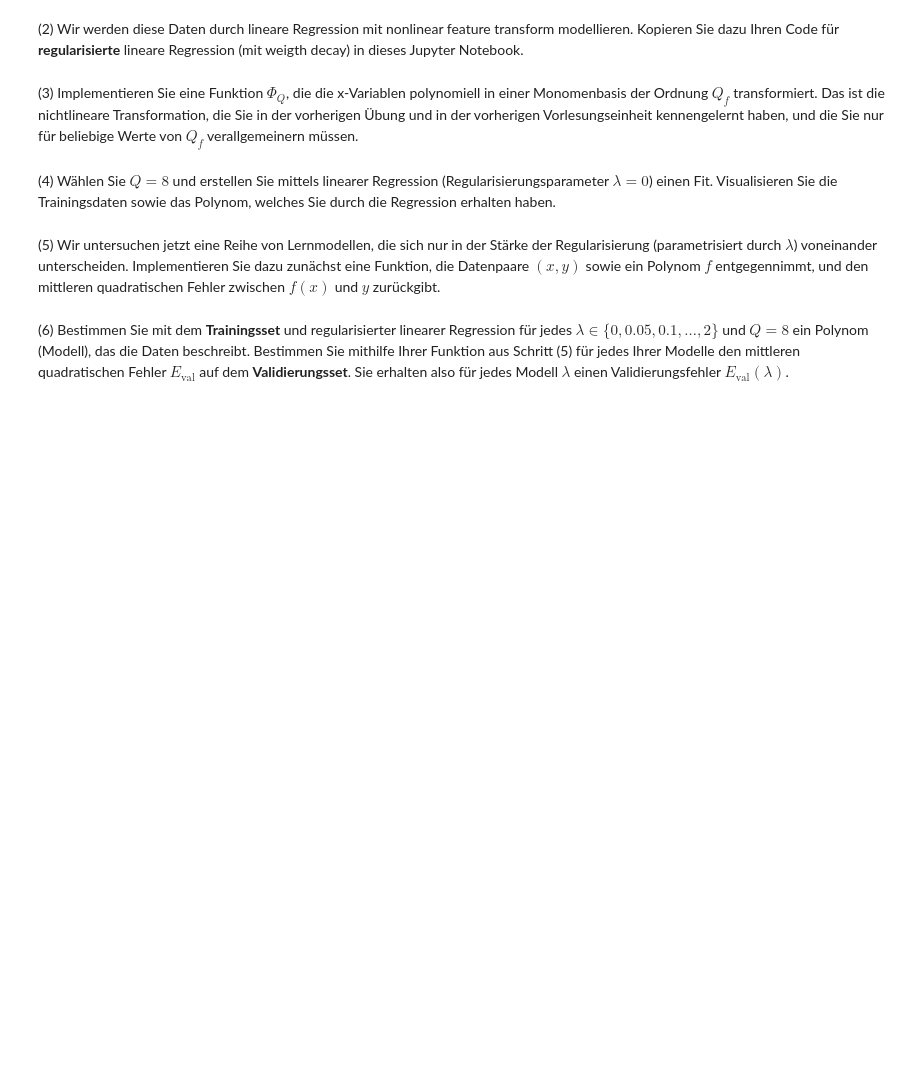
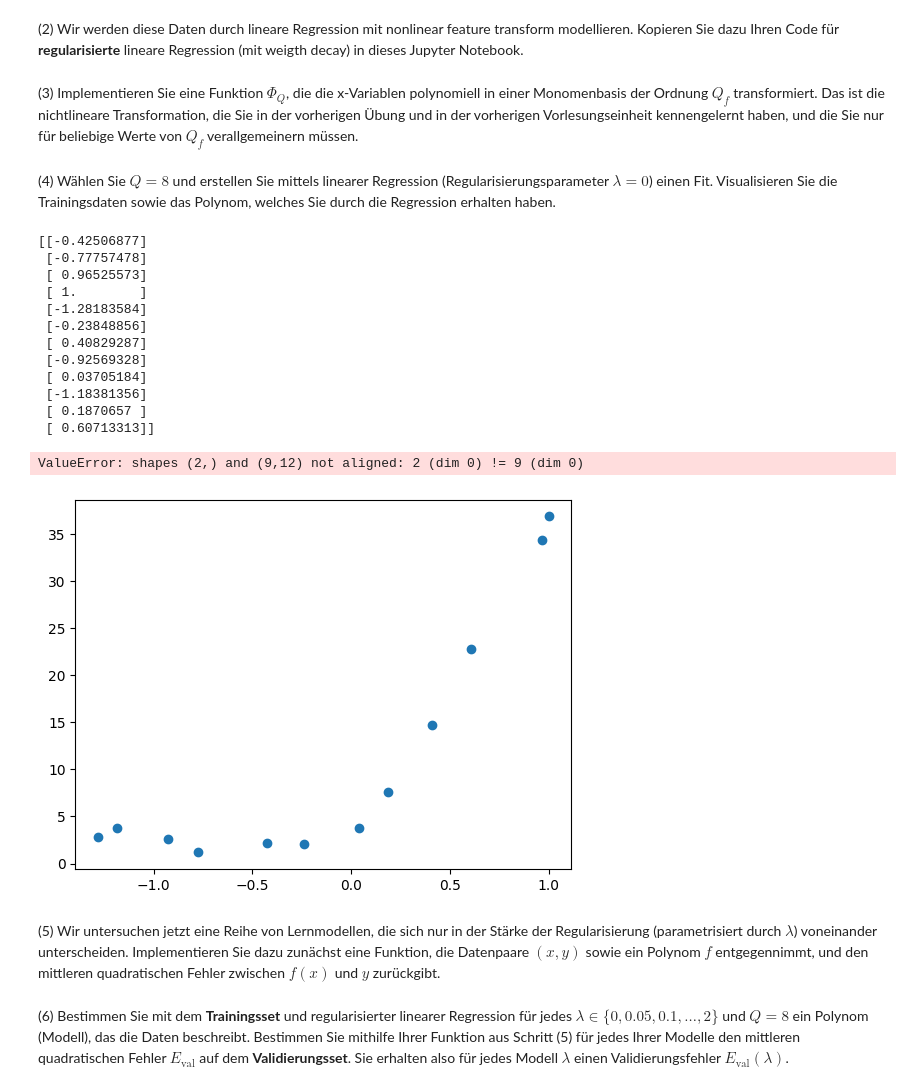
Before and after one commit to Emanuel162/MachineLearning, a Jupyter notebook: UebungenML/SJMN-5.ipynb, the cells around one changed output. Cells and saved outputs as stored; diff of their text form; code cells hidden in the pictures; blank space fills up the shorter version.

```diff
--- a/UebungenML/SJMN-5.ipynb
+++ b/UebungenML/SJMN-5.ipynb
@@ -84,18 +70,54 @@ x_test=x_test/x_max
 (2) Wir werden diese Daten durch lineare Regression mit nonlinear feature transform modellieren. Kopieren Sie dazu Ihren Code für **regularisierte** lineare Regression (mit weigth decay) in dieses Jupyter Notebook.
 # %%
 import numpy as np
-
-
-def lin_req_regularized(X,y,lam):
+def lin_reg_regularized(X, y, lamb):
     X = np.column_stack((np.ones(X.shape[0]), X))
     ztz = np.dot(X.T, X)
-    lam1 = np.identity(X.shape[0]) * lam
+    lamb1 = np.identity(X.T.shape[0]) * lamb
     zty = np.dot(X.T, y)
-    return np.dot(np.linalg.inv(ztz + lam1), zty)
+    return np.dot(np.linalg.inv(ztz + lamb1), zty)
 # %% [markdown]
 (3) Implementieren Sie eine Funktion $\Phi_Q$, die die x-Variablen polynomiell in einer Monomenbasis der Ordnung $Q_f$ transformiert. Das ist die nichtlineare Transformation, die Sie in der vorherigen Übung und in der vorherigen Vorlesungseinheit kennengelernt haben, und die Sie nur für beliebige Werte von $Q_f$ verallgemeinern müssen.
+# %%
+def phi_q(x,Q):
+  x=x.flatten()
+  output=np.zeros((x.shape[0],Q))
+  for q in np.arange(1,Q+1):
+      output[:,q-1]=x**q
+  return output
+#  m_basis=np.empty((x.shape[0],Q))
+ # for i in range(1,Q+1):
+  #    np.append(m_basis,x**i)
+  #return m_basis
 # %% [markdown]
 (4) Wählen Sie $Q=8$ und erstellen Sie mittels linearer Regression (Regularisierungsparameter $\lambda=0$) einen Fit. Visualisieren Sie die Trainingsdaten sowie das Polynom, welches Sie durch die Regression erhalten haben.
+# %%
+
+def get_final_g(x, w_reg):
+    x_transformed = np.column_stack((np.ones(x.shape[0]), phi_q(x,8)))
+    return np.dot(w_reg, x_transformed.T)
+
+
+print(x_train)
+plt.scatter(x_train,y_train)
+w_reg=lin_reg_regularized(x_train,y_train,0)
+w_reg=w_reg.flatten()
+plt.plot(y_train, get_final_g(y_train, w_reg), "r")
+# %% [output]
+[[-0.42506877]
+ [-0.77757478]
+ [ 0.96525573]
+ [ 1.        ]
+ [-1.28183584]
+ [-0.23848856]
+ [ 0.40829287]
+ [-0.92569328]
+ [ 0.03705184]
+ [-1.18381356]
+ [ 0.1870657 ]
+ [ 0.60713313]]
+ValueError: shapes (2,) and (9,12) not aligned: 2 (dim 0) != 9 (dim 0)
+[figure, added]
 # %% [markdown]
 (5) Wir untersuchen jetzt eine Reihe von Lernmodellen, die sich nur in der Stärke der Regularisierung (parametrisiert durch $\lambda$) voneinander unterscheiden. Implementieren Sie dazu zunächst eine Funktion, die Datenpaare $(x, y)$ sowie ein Polynom $f$ entgegennimmt, und den mittleren quadratischen Fehler zwischen $f(x)$ und $y$ zurückgibt.
 # %% [markdown]
```
Also changed, not shown: parts of 1 cell of this notebook, 1 other file.
